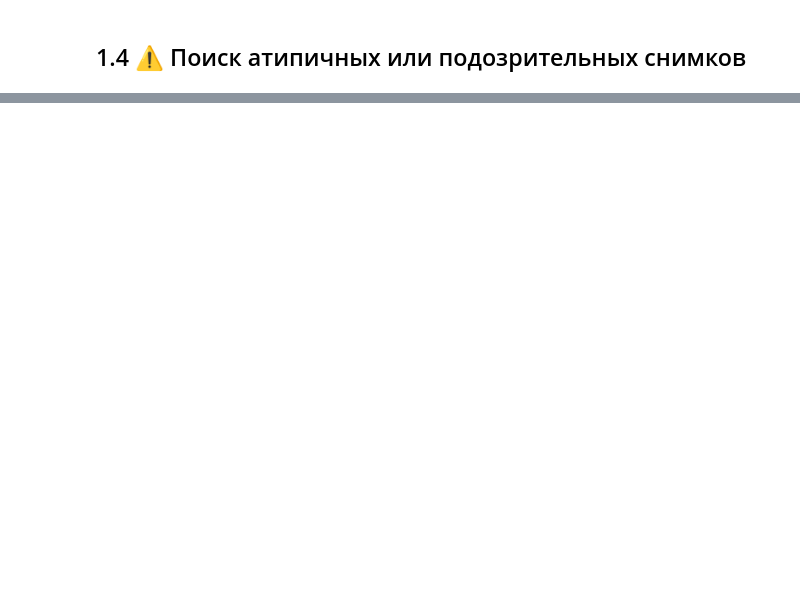
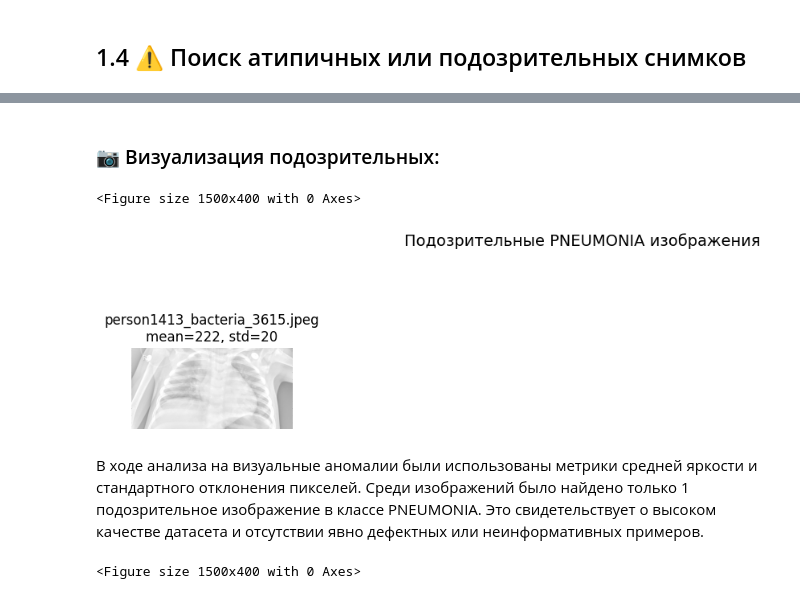
Before and after one commit to FedeVas/Chest_X-Ray_Images_deep_learning_course, a Jupyter notebook: dp_Fede.ipynb, the cells around one changed output, grey strips where cells are left out. Saved outputs shown, nothing was run; the diff lists cells and outputs as text; code cells hidden in the pictures; blank space fills up the shorter version.

```diff
--- a/dp_Fede.ipynb
+++ b/dp_Fede.ipynb
@@ -159,0 +106,25 @@ test_datagen = ImageDataGenerator(
+# %%
+def find_suspicious_images(label, dataset='train', threshold_std=15, threshold_mean_dark=40, threshold_mean_bright=220):
+    path = Path(f"/kaggle/input/chest-xray-pneumonia/chest_xray/{dataset}/{label}")
+    files = list(path.glob("*.jpeg"))
+    suspicious = []
+
+    for file in files:
+        try:
+            img = Image.open(file).convert("L")  # grayscale
+            img_arr = np.array(img)
+            mean = np.mean(img_arr)
+            std = np.std(img_arr)
+
+            if std < threshold_std or mean < threshold_mean_dark or mean > threshold_mean_bright:
+                suspicious.append((file.name, mean, std))
+        except Exception as e:
+            suspicious.append((file.name, 'Unreadable', str(e)))
+
+    return suspicious
+# %%
+sus_normal = find_suspicious_images('NORMAL')
+sus_pneumonia = find_suspicious_images('PNEUMONIA')
+
+print("⚠️ Подозрительные NORMAL:", sus_normal[:5])
+print("⚠️ Подозрительные PNEUMONIA:", sus_pneumonia[:5])
@@ -159,0 +144,23 @@ test_datagen = ImageDataGenerator(
+# %% [markdown]
+### 📷 Визуализация подозрительных:
+# %%
+def show_suspicious_images(suspicious_list, label, dataset='train', n=5):
+    path = Path(f"/kaggle/input/chest-xray-pneumonia/chest_xray/{dataset}/{label}")
+    plt.figure(figsize=(15, 4))
+    for i, (fname, mean, std) in enumerate(suspicious_list[:n]):
+        img_path = path / fname
+        img = Image.open(img_path)
+        plt.subplot(1, n, i+1)
+        plt.imshow(img, cmap='gray')
+        plt.title(f"{fname}\nmean={mean:.0f}, std={std:.0f}")
+        plt.axis('off')
+    plt.suptitle(f"Подозрительные {label} изображения", fontsize=14)
+    plt.show()
+
+show_suspicious_images(sus_normal, 'NORMAL')
+show_suspicious_images(sus_pneumonia, 'PNEUMONIA')
+# %% [output]
+<Figure size 1500x400 with 0 Axes>
+[figure, added]
+# %% [markdown]
+В ходе анализа на визуальные аномалии были использованы метрики средней яркости и стандартного отклонения пикселей. Среди изображений было найдено только 1 подозрительное изображение в классе PNEUMONIA. Это свидетельствует о высоком качестве датасета и отсутствии явно дефектных или неинформативных примеров.
@@ -159,0 +171,4 @@ test_datagen = ImageDataGenerator(
+# %%
+show_suspicious_images(sus_normal, 'NORMAL')
+# %% [output]
+<Figure size 1500x400 with 0 Axes>
```
Also changed, not shown: parts of 73 cells of this notebook.
